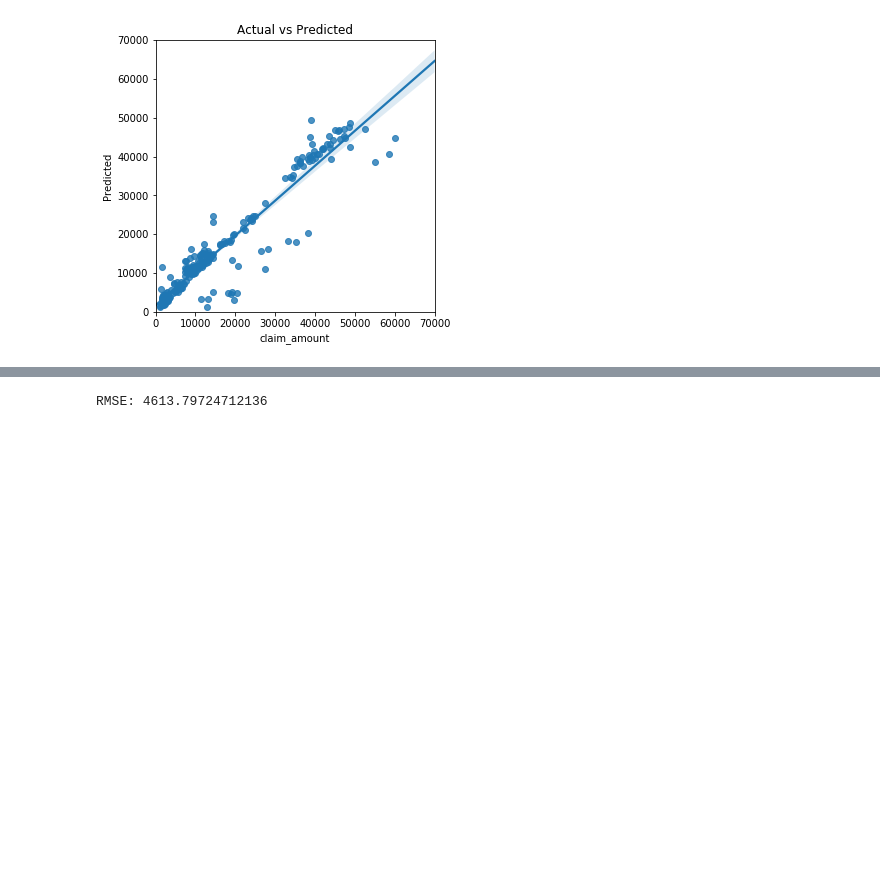
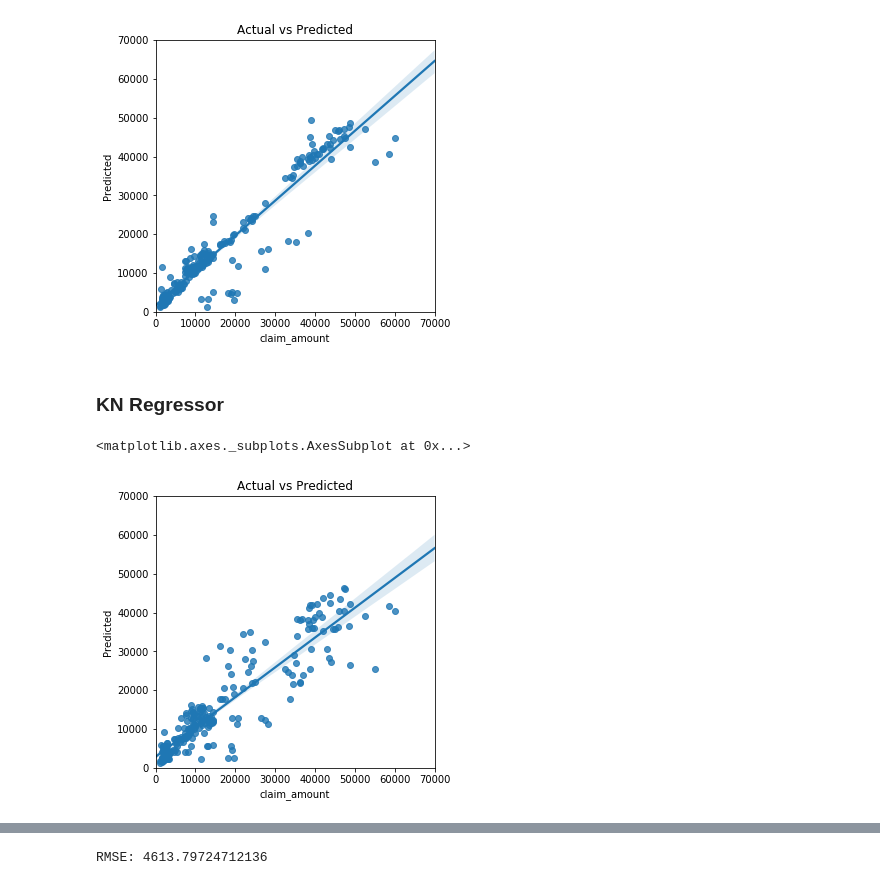
Before and after one commit to ThePrincipal33/AlphaCode-EXPLORE, a Jupyter notebook: Submissions/Regression Model/Tshiya- Regression Model Predict.ipynb, the cells around one changed output, grey strips where cells are left out. Saved outputs shown, nothing was run; the diff lists cells and outputs as text; code cells hidden in the pictures; blank space fills up the shorter version.

```diff
--- a/Submissions/Regression Model/Tshiya- Regression Model Predict.ipynb
+++ b/Submissions/Regression Model/Tshiya- Regression Model Predict.ipynb
@@ -99,2 +104,5 @@ from sklearn.ensemble import RandomForestRegressor
 # %%
 forest = RandomForestRegressor(n_estimators=100, random_state=50)
+knn = KNeighborsRegressor()
+tree = DecisionTreeRegressor(random_state=50)
+svm = SVR(kernel='linear', C=500, gamma=50)
@@ -109,0 +109,5 @@ RandomForestRegressor(bootstrap=True, criterion='mse', max_depth=None,
+# %%
+forest.fit(X_train, y_train)
+svm.fit(X_train, y_train)
+knn.fit(X_train, y_train)
+tree.fit(X_train, y_train)
@@ -110,3 +122,6 @@ RandomForestRegressor(bootstrap=True, criterion='mse', max_depth=None,
 # %%
 #Predicting
 pred_forest = forest.predict(X_test)
+pred_knn = knn.predict(X_test)
+pred_svm = svm.predict(X_test)
+pred_tree = tree.predict(X_test)
@@ -128,3 +147,19 @@ sns.regplot(x=y_test, y=pred_forest)
 # %% [output]
 <matplotlib.axes._subplots.AxesSubplot at 0x...>
 [figure]
+# %% [markdown]
+### KN Regressor
+# %%
+# Create figure and axes
+f, ax = plt.subplots(figsize=(5,5))
+
+# Plot on axes
+ax.set_title('Actual vs Predicted')
+ax.set_ylabel('Predicted')
+ax.set_xlim(0, 70000)
+ax.set_ylim(0, 70000)
+
+sns.regplot(x=y_test, y=pred_knn)
+# %% [output]
+<matplotlib.axes._subplots.AxesSubplot at 0x...>
+[figure, added]
```
Also changed, not shown: parts of 25 cells of this notebook.
